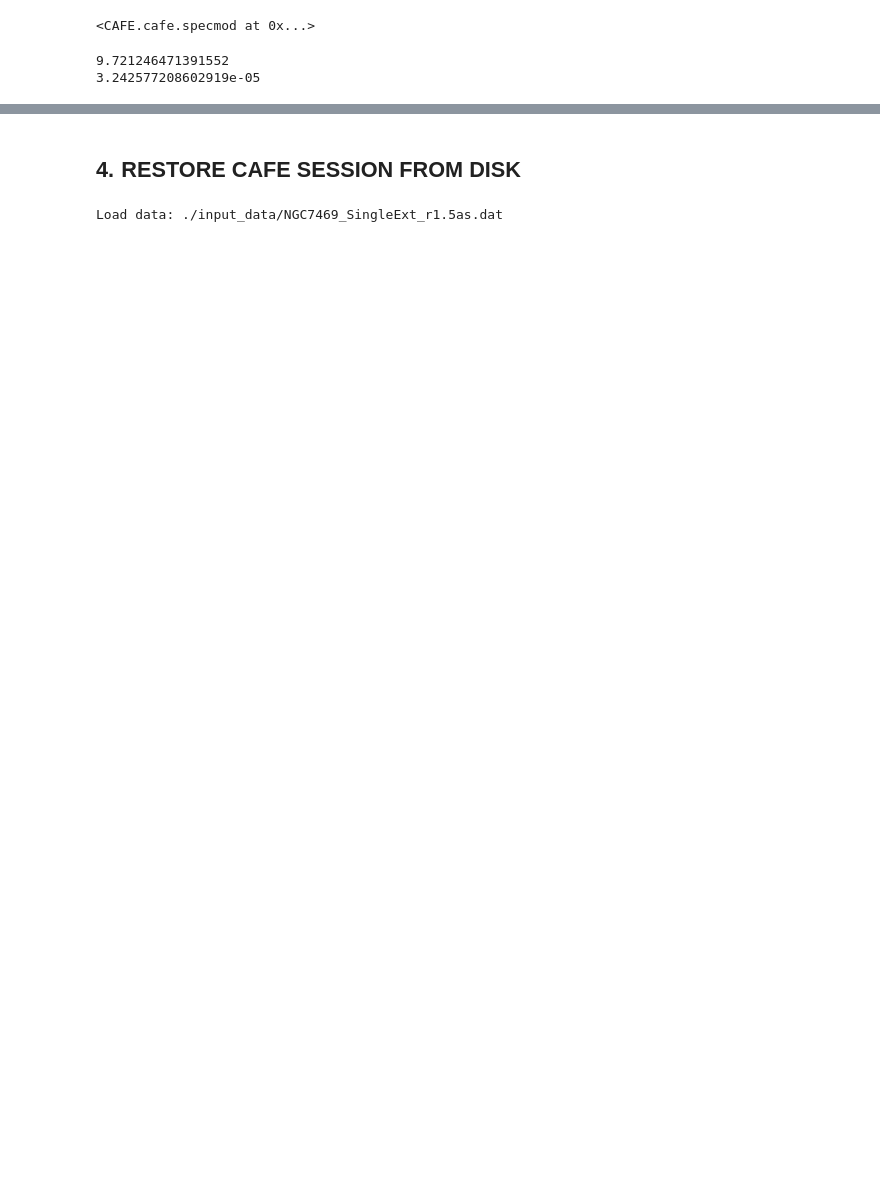
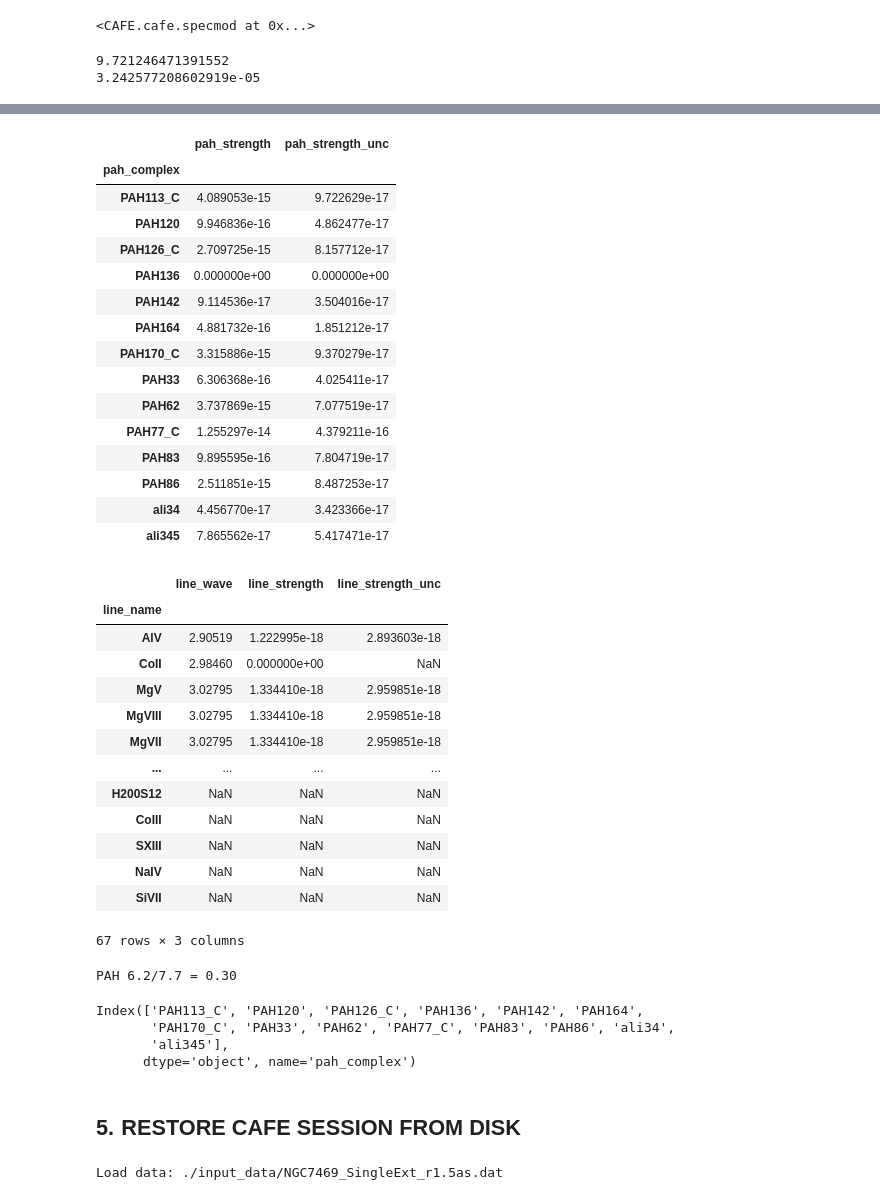
Before and after one commit to GOALS-survey/CAFE, a Jupyter notebook: notebooks/CAFE_tutorial_NGC7469_1D.ipynb, the cells around one changed output, grey strips where cells are left out. Cells and saved outputs as stored; diff of their text form; code cells hidden in the pictures; blank space fills up the shorter version.

```diff
--- a/notebooks/CAFE_tutorial_NGC7469_1D.ipynb
+++ b/notebooks/CAFE_tutorial_NGC7469_1D.ipynb
@@ -144,5 +159,57 @@ ISRF
+# %%
+# Display the PAH table
+display(s.pahs)
+# Display the Line table
+display(s.lines)
+
+# Here we demonstrate how to obtain the PAH ratio of 6.2/7.7
+pah = s.pahs
+pah62 = pah[pah.index == 'PAH62'].pah_strength.values[0]
+pah77 = pah[pah.index == 'PAH77_C'].pah_strength.values[0]
+
+ratio = pah62/pah77
+print("PAH 6.2/7.7 = {:.2f}".format(pah62/pah77))
+# %% [output]
+|  | pah_strength | pah_strength_unc |
+| pah_complex |  |  |
+| PAH113_C | 4.089053e-15 | 9.722629e-17 |
+| PAH120 | 9.946836e-16 | 4.862477e-17 |
+| PAH126_C | 2.709725e-15 | 8.157712e-17 |
+| PAH136 | 0.000000e+00 | 0.000000e+00 |
+| PAH142 | 9.114536e-17 | 3.504016e-17 |
+| PAH164 | 4.881732e-16 | 1.851212e-17 |
+| PAH170_C | 3.315886e-15 | 9.370279e-17 |
+| PAH33 | 6.306368e-16 | 4.025411e-17 |
+| PAH62 | 3.737869e-15 | 7.077519e-17 |
+| PAH77_C | 1.255297e-14 | 4.379211e-16 |
+| PAH83 | 9.895595e-16 | 7.804719e-17 |
+| PAH86 | 2.511851e-15 | 8.487253e-17 |
+| ali34 | 4.456770e-17 | 3.423366e-17 |
+| ali345 | 7.865562e-17 | 5.417471e-17 |
+|  | line_wave | line_strength | line_strength_unc |
+| line_name |  |  |  |
+| AlV | 2.90519 | 1.222995e-18 | 2.893603e-18 |
+| CoII | 2.98460 | 0.000000e+00 | NaN |
+| MgV | 3.02795 | 1.334410e-18 | 2.959851e-18 |
+| MgVIII | 3.02795 | 1.334410e-18 | 2.959851e-18 |
+| MgVII | 3.02795 | 1.334410e-18 | 2.959851e-18 |
+| ... | ... | ... | ... |
+| H200S12 | NaN | NaN | NaN |
+| CoIII | NaN | NaN | NaN |
+| SXIII | NaN | NaN | NaN |
+| NaIV | NaN | NaN | NaN |
+| SiVII | NaN | NaN | NaN |
+67 rows × 3 columns
+PAH 6.2/7.7 = 0.30
+# %%
+s.pahs.index
+# %% [output]
+Index(['PAH113_C', 'PAH120', 'PAH126_C', 'PAH136', 'PAH142', 'PAH164',
+       'PAH170_C', 'PAH33', 'PAH62', 'PAH77_C', 'PAH83', 'PAH86', 'ali34',
+       'ali345'],
+      dtype='object', name='pah_complex')
 # %% [markdown]
-4.<font color='white'>-</font>RESTORE CAFE SESSION FROM DISK <a class="anchor" id="intro"></a>
+5.<font color='white'>-</font>RESTORE CAFE SESSION FROM DISK <a class="anchor" id="intro"></a>
 ------------------
 # %%
 # Set up directories
```
Also changed, not shown: parts of 7 cells of this notebook, 4 other files.
